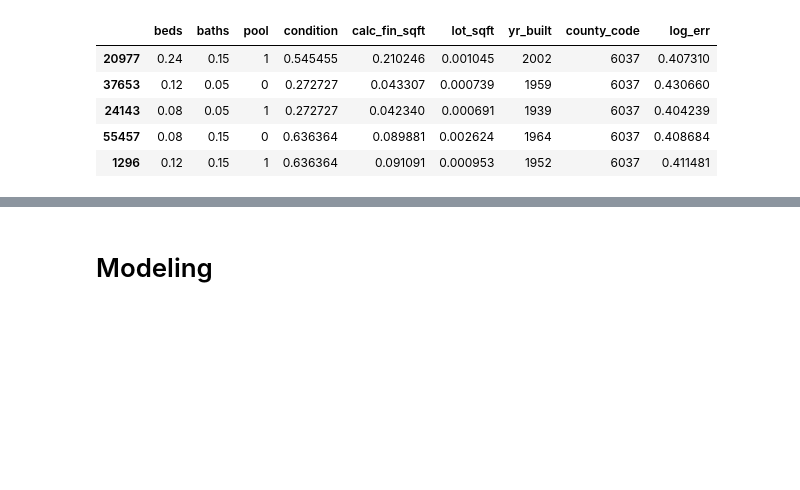
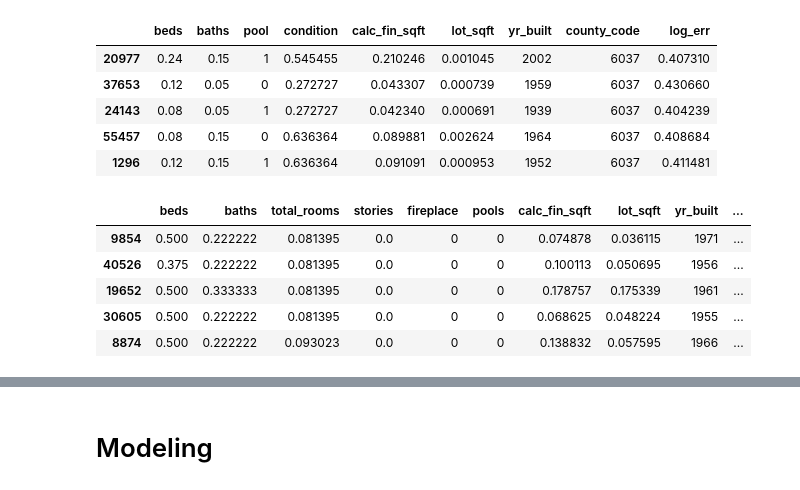
Before and after one commit to tarrencen/regression-project, a Jupyter notebook: Final_Report.ipynb, the cells around one changed output, grey strips where cells are left out. Saved outputs shown, nothing was run; the diff lists cells and outputs as text; code cells hidden in the pictures; blank space fills up the shorter version.

```diff
--- a/Final_Report.ipynb
+++ b/Final_Report.ipynb
@@ -594,3 +595,28 @@ X_la_train_scaled.head()
 | 24143 | 0.08 | 0.05 | 1 | 0.272727 | 0.042340 | 0.000691 | 1939 | 6037 | 0.404239 |
 | 55457 | 0.08 | 0.15 | 0 | 0.636364 | 0.089881 | 0.002624 | 1964 | 6037 | 0.408684 |
 | 1296 | 0.12 | 0.15 | 1 | 0.636364 | 0.091091 | 0.000953 | 1952 | 6037 | 0.411481 |
+# %%
+#Scale the Orange county split
+cols_to_scale = ['beds', 'baths', 'total_rooms', 'stories', 'calc_fin_sqft', 'lot_sqft', 'log_err']
+
+X_orange_train_scaled = X_orange_train.copy()
+X_orange_validate_scaled = X_orange_val.copy()
+X_orange_test_scaled = X_orange_test.copy()
+
+mmscaler = MinMaxScaler()
+
+mmscaler.fit(X_orange_train[cols_to_scale])
+
+X_orange_train_scaled[cols_to_scale] = mmscaler.transform(X_orange_train[cols_to_scale])
+X_orange_validate_scaled[cols_to_scale] = mmscaler.transform(X_orange_val[cols_to_scale])
+X_orange_test_scaled[cols_to_scale] = mmscaler.transform(X_orange_test[cols_to_scale])
+
+
+X_orange_train_scaled.head()
+# %% [output]
+|  | beds | baths | total_rooms | stories | fireplace | pools | calc_fin_sqft | lot_sqft | yr_built | ... |
+| 9854 | 0.500 | 0.222222 | 0.081395 | 0.0 | 0 | 0 | 0.074878 | 0.036115 | 1971 | ... |
+| 40526 | 0.375 | 0.222222 | 0.081395 | 0.0 | 0 | 0 | 0.100113 | 0.050695 | 1956 | ... |
+| 19652 | 0.500 | 0.333333 | 0.081395 | 0.0 | 0 | 0 | 0.178757 | 0.175339 | 1961 | ... |
+| 30605 | 0.500 | 0.222222 | 0.081395 | 0.0 | 0 | 0 | 0.068625 | 0.048224 | 1955 | ... |
+| 8874 | 0.500 | 0.222222 | 0.093023 | 0.0 | 0 | 0 | 0.138832 | 0.057595 | 1966 | ... |
```
Also changed, not shown: parts of 40 cells of this notebook.
